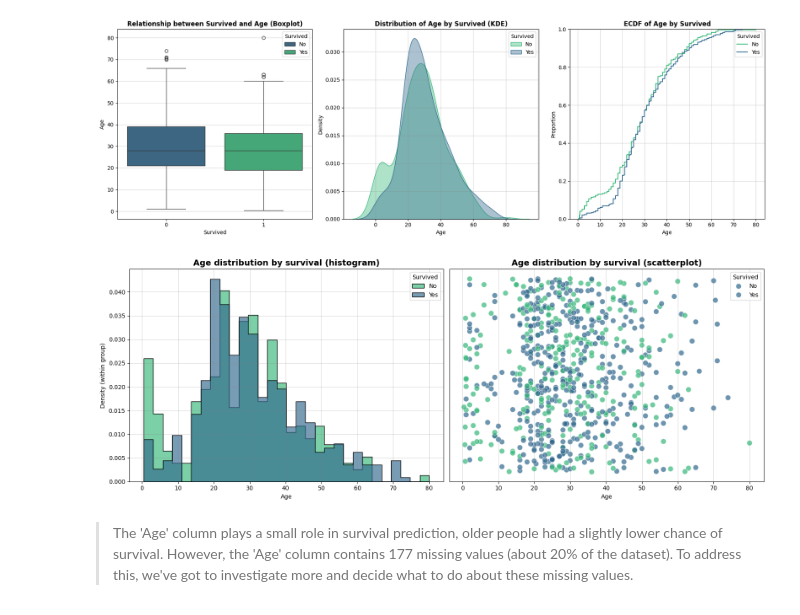
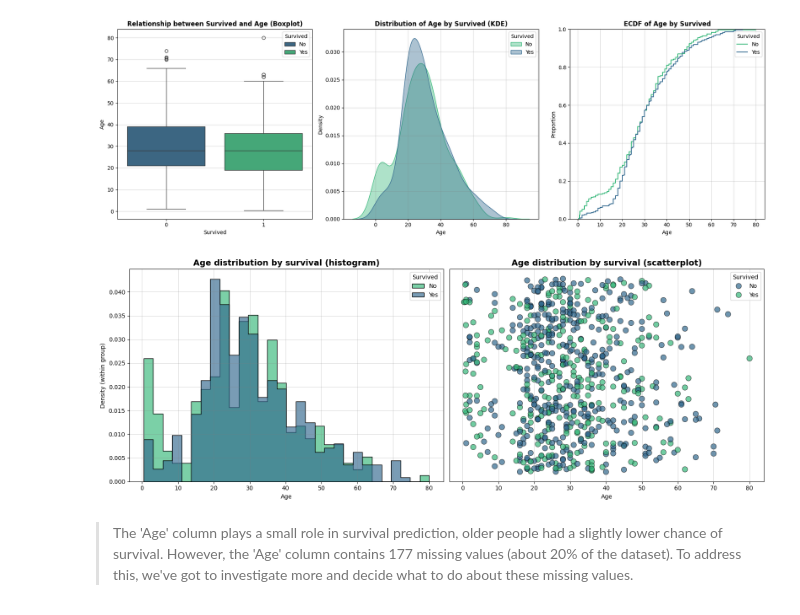
Before and after one commit to jhlopesalves/classic_workflows, a Jupyter notebook: supervised_learning/classification/titanic/titanic.ipynb, the cells around one changed output. Cells and saved outputs as stored; diff of their text form; code cells hidden in the pictures.

```diff
--- a/supervised_learning/classification/titanic/titanic.ipynb
+++ b/supervised_learning/classification/titanic/titanic.ipynb
@@ -139,17 +152,18 @@ In this section, we perform custom transformations and modifications to prepare
 - **Data Visualization**: Generate plots and charts to uncover patterns and relationships in survival outcomes;
 - **Exploratory Insights**: Extract actionable insights from the transformed data to inform feature engineering and modeling decisions.
 # %%
-train_plot = train.copy()
+train_raw = train.copy()
+train_eda = train_raw.copy()
 # Maps Pclass to intuitive/readable values
-train_plot["Pclass"] = train_plot["Pclass"].map({1: "1st (Upper)", 2: "2nd (Middle)", 3: "3rd (Lower)"})
+train_eda["Pclass"] = train_eda["Pclass"].map({1: "1st (Upper)", 2: "2nd (Middle)", 3: "3rd (Lower)"})
 # Maps Embarked Acronyms to the actual names of the cities
-train_plot["Embarked"] = train_plot["Embarked"].map({"C": "Cherbourg", "Q": "Queenstown", "S": "Southampton"})
+train_eda["Embarked"] = train_eda["Embarked"].map({"C": "Cherbourg", "Q": "Queenstown", "S": "Southampton"})
 # Extracts the prefix of the Cabin codes (it seems to be the only meaningful unit on the cabin codes)
-train_plot["CabinCode"] = train_plot["Cabin"].str[0]
+train_eda["CabinCode"] = train_eda["Cabin"].str[0]
 # Creates a binary indicator for the missingness on the 'Cabin' column
-train_plot["CabinMissing"] = np.where(train_plot["CabinCode"].isna(), "Missing", "Non-missing")
+train_eda["CabinMissing"] = np.where(train_eda["CabinCode"].isna(), "Missing", "Non-missing")
 # Creates a binary indicator for the missingness on the 'Age' column
-train_plot["AgeMissing"] = np.where(train_plot["Age"].isna(), "Missing", "Non-missing")
+train_eda["AgeMissing"] = np.where(train_eda["Age"].isna(), "Missing", "Non-missing")
 # %%
 cols_interest = ["Sex", "Pclass", "Embarked", "Parch"]
 fig, axes = plt.subplots(nrows=2, ncols=2, figsize=(14, 10))
@@ -204,44 +218,47 @@ fig, (ax1, ax2) = plt.subplots(1, 2, figsize=(16, 6))
 
 # Left plot: Histogram
 sns.histplot(
-	data=train_plot,
+	data=train_eda,
 	x="Age",
 	hue="Survived",
 	palette="viridis",
 	edgecolor="black",
 	bins=30,
 	stat="density",
 	common_norm=False,
 	element="step",
 	alpha=0.65,
 	ax=ax1,
 )
 ax1.set_title("Age distribution by survival (histogram)", fontsize=14, fontweight="bold")
 ax1.set(xlabel="Age", ylabel="Density (within group)")
 ax1.grid(True, linewidth=0.6, alpha=0.4, color="grey")
 ax1.legend(title="Survived", labels=["No", "Yes"])
 
 # Right plot: Scatterplot
 sns.scatterplot(
-	data=train_plot,
+	data=train_eda,
 	x="Age",
-	y=np.random.uniform(0, 0.8, len(train_plot)),
+	y=np.random.uniform(0, 0.8, len(train_eda)),
 	hue="Survived",
 	palette="viridis",
+	edgecolor="black",
 	s=85,
 	alpha=0.7,
 	ax=ax2,
 )
 ax2.set_title("Age distribution by survival (scatterplot)", fontsize=14, fontweight="bold")
 ax2.set(xlabel="Age", ylabel="")
 ax2.grid(True, linewidth=0.6, alpha=0.4, color="grey")
 ax2.set_yticks([])  # Remove y-axis ticks since they're arbitrary
-ax2.legend(title="Survived", labels=["No", "Yes"])
+# Get current handles and labels, then update only the labels
+handles, _ = ax2.get_legend_handles_labels()
+ax2.legend(handles=handles, labels=["No", "Yes"], title="Survived")
 
 plt.tight_layout()
 plt.show()
 # %% [output]
-[figure, old version]
+[figure, new version]
 # %% [markdown]
 > The 'Age' column plays a small role in survival prediction, older people had a slightly lower chance of survival. However, the 'Age' column contains 177 missing values (about 20% of the dataset). To address this, we've got to investigate more and decide what to do about these missing values.
 # %% [markdown]
```
Also changed, not shown: parts of 66 cells of this notebook.
